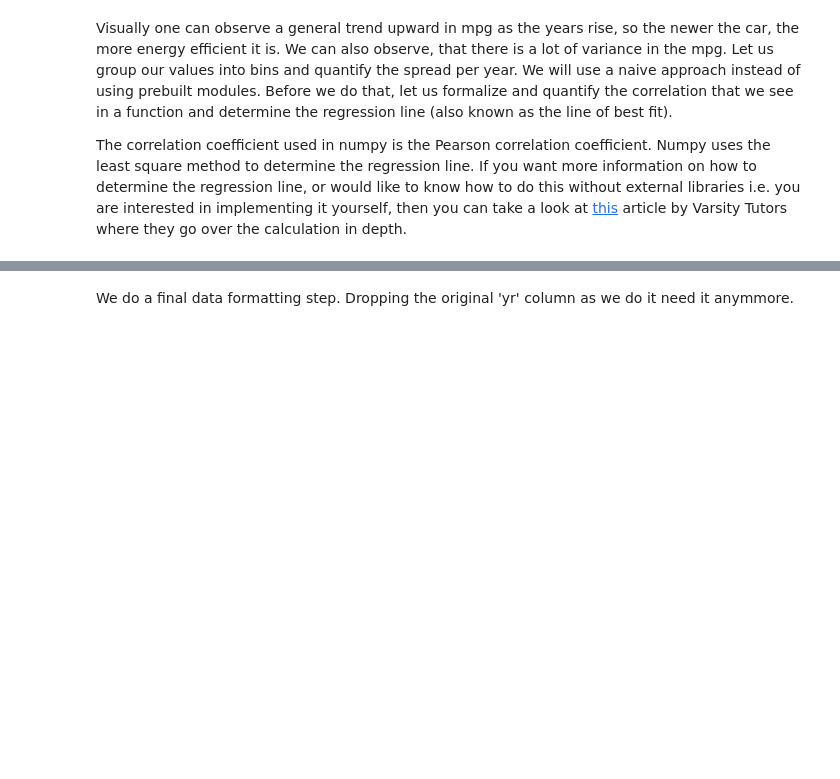
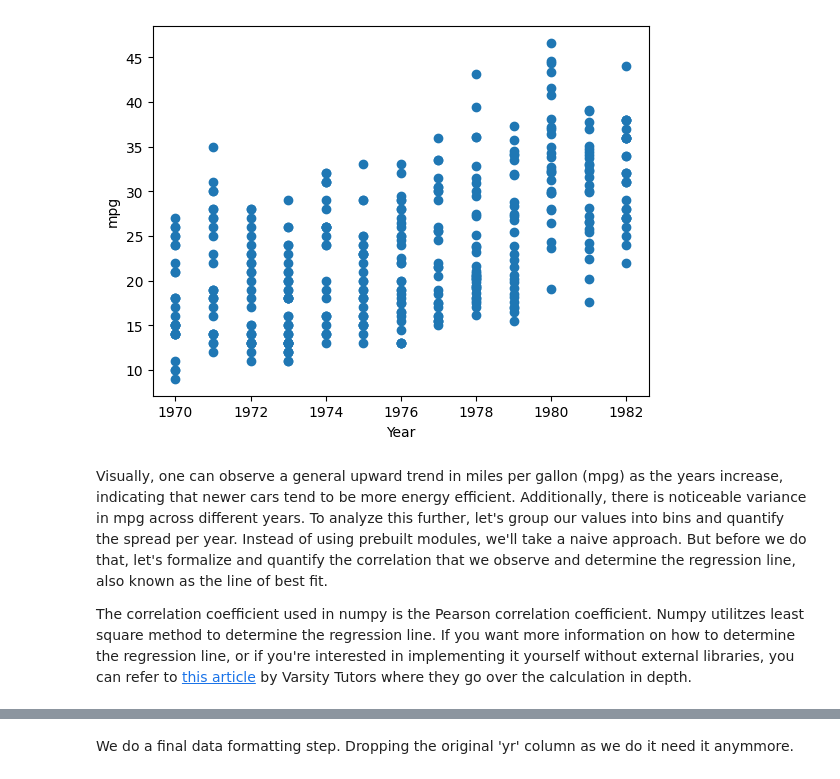
Before and after one commit to Kena-Njonge/Decison-Tree-Learning, a Jupyter notebook: Decision Tree Learning.ipynb, the cells around one changed output, grey strips where cells are left out. Saved outputs shown, nothing was run; the diff lists cells and outputs as text; code cells hidden in the pictures; blank space fills up the shorter version.

```diff
--- a/Decision Tree Learning.ipynb
+++ b/Decision Tree Learning.ipynb
@@ -79,15 +93,19 @@ df.describe()
 # %%
+#Let's plot the relationship between mpg (miles per gallon) and the Year
 fig,ax = plt.subplots()
 X = df['Year']
 y = df['mpg']
 ax.scatter(X,y)
+ax.set_ylabel("mpg")
+ax.set_xlabel("Year")
 plt.show()
+# %% [output]
+[figure, added]
 # %% [markdown]
-Visually one can observe a general trend upward in mpg as the years rise, so the newer the car, the more energy efficient it is. We can also observe, that there is a lot of variance in the mpg. Let us group our values into bins and quantify the spread per year. We will use a naive approach instead of using prebuilt modules. Before we do that, let us formalize and quantify the correlation that we see in a function and determine the regression line (also known as the line of best fit).
+Visually, one can observe a general upward trend in miles per gallon (mpg) as the years increase, indicating that newer cars tend to be more energy efficient. Additionally, there is noticeable variance in mpg across different years. To analyze this further, let's group our values into bins and quantify the spread per year. Instead of using prebuilt modules, we'll take a naive approach. But before we do that, let's formalize and quantify the correlation that we observe and determine the regression line, also known as the line of best fit.
 
 
-
-The correlation coefficient used in numpy is the Pearson correlation coefficient. Numpy uses the least square method to determine the regression line. If you want more information on how to determine the regression line, or would like to know how to do this without external libraries i.e. you are interested in implementing it yourself, then you can take a look at [this](https://www.varsitytutors.com/hotmath/hotmath_help/topics/line-of-best-fit) article by Varsity Tutors where they go over the calculation in depth.
+The correlation coefficient used in numpy is the Pearson correlation coefficient. Numpy utilitzes least square method to determine the regression line. If you want more information on how to determine the regression line, or if you're interested in implementing it yourself without external libraries, you can refer to [this article](https://www.varsitytutors.com/hotmath/hotmath_help/topics/line-of-best-fit) by Varsity Tutors where they go over the calculation in depth.
 # %%
 fig,ax = plt.subplots()
 X = df['Year']
```
Also changed, not shown: parts of 19 cells of this notebook.
